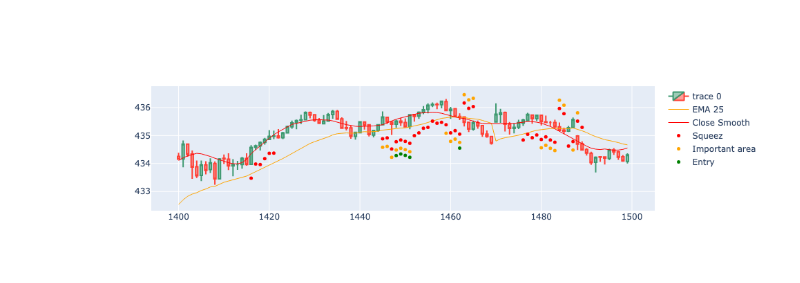
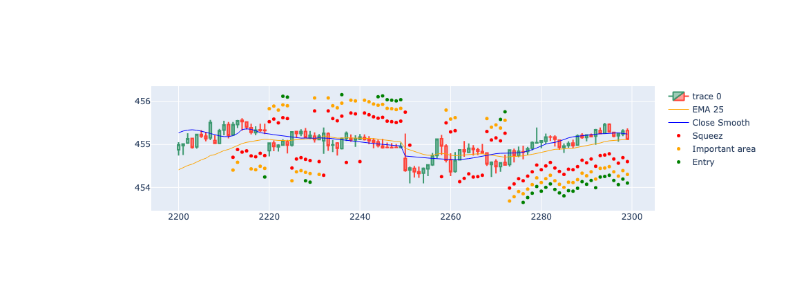
Before and after one commit to gastoncs/jupyter-docker, a Jupyter notebook: app/src/backtesting/squeez/squeez_pattern_v3.ipynb, the cells around one changed output. Saved outputs shown, nothing was run; the diff lists cells and outputs as text; code cells hidden in the pictures.

Commit message:
Adjustment of the squeez

```diff
--- a/app/src/backtesting/squeez/squeez_pattern_v3.ipynb
+++ b/app/src/backtesting/squeez/squeez_pattern_v3.ipynb
@@ -40,8 +40,6 @@ def calculateBolingerAndKeltnerChannels(kc)->None:
 
 def priceActionUptrendInTheDay(zoneWidth = .30)->None:
 
-    df["close_smooth"] = savgol_filter(df.close_5min, 49, 5)
-
     #cond=(abs(df.open_smooth-df.ema25_5min)<=zoneWidth) | (abs(df.close_smooth-df.ema25_5min)<=zoneWidth)
     #cond=abs(df.close_smooth-df.ema25_5min)<=zoneWidth
     #cond=(((df.ema25_5min-df.close_smooth)<=zoneWidth) | (df.close_smooth>=df.ema25_5min))
@@ -75,19 +73,31 @@ def detectSqueezeCloseToEMA(zoneWidth = .30)->None:
 
     df['squeezeCloseToEma'] = EMA25['PRICE_ACCION_NEUTRAL_EMA'].value
 
+    ''' Over the EMA
+    '''
     cond =(
             (df.squeezedArea == EMA25['PRICE_ACCION_OVER_EMA'].value) &
             (
-                (df.open_5min > df.ema25_5min) & (df.close_5min > df.ema25_5min)
+                df.close_smooth > df.ema25_5min
             ) &
            (
-               (abs(df.open_5min-df.ema25_5min)<=zoneWidth) | (abs(df.close_5min-df.ema25_5min)<=zoneWidth)
+               (abs(df.close_smooth-df.ema25_5min)<=zoneWidth)
            )
         )
 
     df.loc[cond, 'squeezeCloseToEma'] = EMA25['PRICE_ACCION_OVER_EMA'].value
 
-    cond =((df.squeezedArea == EMA25['PRICE_ACCION_UNDER_EMA'].value) & (abs(df.high_5min-df.ema25_5min)<=zoneWidth))
+    ''' Under the EMA
+    '''
+    cond =(
+        (
+            df.squeezedArea == EMA25['PRICE_ACCION_UNDER_EMA'].value
+        ) &
+        (
+            abs(df.high_5min-df.ema25_5min)<=zoneWidth
+        )
+    )
+
     df.loc[cond, 'squeezeCloseToEma'] = EMA25['PRICE_ACCION_UNDER_EMA'].value
 
 def detectSqueeze()->None:
@@ -140,13 +150,13 @@ def detectPosibleBreak(candle)->None:
     lastTreeOver = df2[df2['squeezeCloseToEma'] == EMA25['PRICE_ACCION_OVER_EMA'].value].tail(3).values
 
     if len(lastTreeUnder) == window and \
-       close<ema25_5min and \
-       squeezeCloseToEma == EMA25['PRICE_ACCION_UNDER_EMA'].value:
+        close<ema25_5min and \
+        squeezeCloseToEma == EMA25['PRICE_ACCION_UNDER_EMA'].value:
         posibleBreak = EMA25['PRICE_ACCION_UNDER_EMA'].value
     elif len(lastTreeOver) == window and \
-         close>ema25_5min and \
          squeezeCloseToEma == EMA25['PRICE_ACCION_OVER_EMA'].value and \
-         isTheDayAbove25Ema == True:
+         isTheDayAbove25Ema == True and \
+         areDailyEmaStacked == STACKED_EMA['POSITIVE'].value:
 
         posibleBreak = EMA25['PRICE_ACCION_OVER_EMA'].value
     else:
@@ -175,12 +185,7 @@ if __name__ == '__main__':
     df['ema25_5min'] = calculateEma(df,25)
     dailyEmaStacked()
 
-    #df3 = df[['YMD','Close','ema25_5min']].groupby('YMD').mean().dropna(how='all')
-    #df3.rename(columns={"Close": "close_mean_daily"}, inplace=True)
-    #df3.rename(columns={"ema25_5min": "ema25_mean_daily"}, inplace=True)
-
     df = pd.merge(df, df2, how="right", on=["YMD"])
-    #df = pd.merge(df, df3, how="right", on=["YMD"])
 
     df.rename(columns={"Open_x": "open_5min"}, inplace=True)
     df.rename(columns={"High_x": "high_5min"}, inplace=True)
@@ -191,6 +196,7 @@ if __name__ == '__main__':
     df.rename(columns={'Gmt time_x':'datetime_gmt'}, inplace = True)
 
     df['datetime_est']=pd.to_datetime(df["datetime_gmt"], unit='ms').dt.tz_localize('UTC').dt.tz_convert('US/Eastern')
+    df["close_smooth"] = savgol_filter(df.close_5min, 49, 5)
 
     fromTodayStart = '2023-10-01 09:30:00'
     toNow   = '2024-10-01 16:00:00'
@@ -216,15 +222,16 @@ if __name__ == '__main__':
 
     df = df[['datetime_est','YMD','index','open_5min','high_5min','low_5min','close_5min','volume_5min',
              'squeezedArea','squeezeCloseToEma','posibleBreak','areDailyEmaStacked',
-             'ema89','ema55','ema34','ema21','ema8','ema25_5min','close_smooth', 'isTheDayAbove25Ema','isPriceActionAboveEma25']]
+             'ema89','ema55','ema34','ema21','ema8','ema25_5min','close_smooth', 'isTheDayAbove25Ema',
+             'isPriceActionAboveEma25']]
 
-    #result = df[df["posibleBreak"]==EMA25['PRICE_ACCION_OVER_EMA'].value]
+    result = df[df["posibleBreak"]==EMA25['PRICE_ACCION_OVER_EMA'].value]
     #result = df[df["areDailyEmaStacked"]!=0]
     #print(result.tail())
     #print(result.info())
     #print(df.head())
 
-    df.to_csv('trend.csv', index=False)
+    result.to_csv('trend.csv', index=False)
 # %%
 def posibleBreakArea(x):
     extraSpace = 1
@@ -261,34 +268,34 @@ with pd.option_context("mode.copy_on_write", True):
 import plotly.io as pio
 import plotly.graph_objects as go
 
-dfpl = df[2000:2100]
+dfpl = df[2200:2300]
 
 fig = go.Figure(
     data=[
         go.Candlestick(
             x=dfpl.index,
             open=dfpl['open_5min'],
             high=dfpl['high_5min'],
             low=dfpl['low_5min'],
             close=dfpl['close_5min']),
         go.Scatter(
             x=dfpl.index,
             y=dfpl['ema25_5min'],
             line=dict(color='orange', width=1),
             name="EMA 25"),
         go.Scatter(
             x=dfpl.index,
             y=dfpl['close_smooth'],
-            line=dict(color='red', width=1),
+            line=dict(color='blue', width=1),
             name="Close Smooth"),
     ]
 )
 
 fig.add_scatter(x=dfpl.index, y=dfpl['squezzeArea'], mode="markers", marker=dict(size=5, color="red"), name="Squeez")
 fig.add_scatter(x=dfpl.index, y=dfpl['squeezeCloseToEmaArea'], mode="markers", marker=dict(size=5, color="orange"), name="Important area")
 fig.add_scatter(x=dfpl.index, y=dfpl['posibleBreakArea'], mode="markers", marker=dict(size=5, color="green"), name="Entry")
 
 fig.update_layout(xaxis_rangeslider_visible=False)
 fig.show()
 # %% [output]
-[figure, old version]
+[figure, new version]
```
Also changed, not shown: 2 other files.
